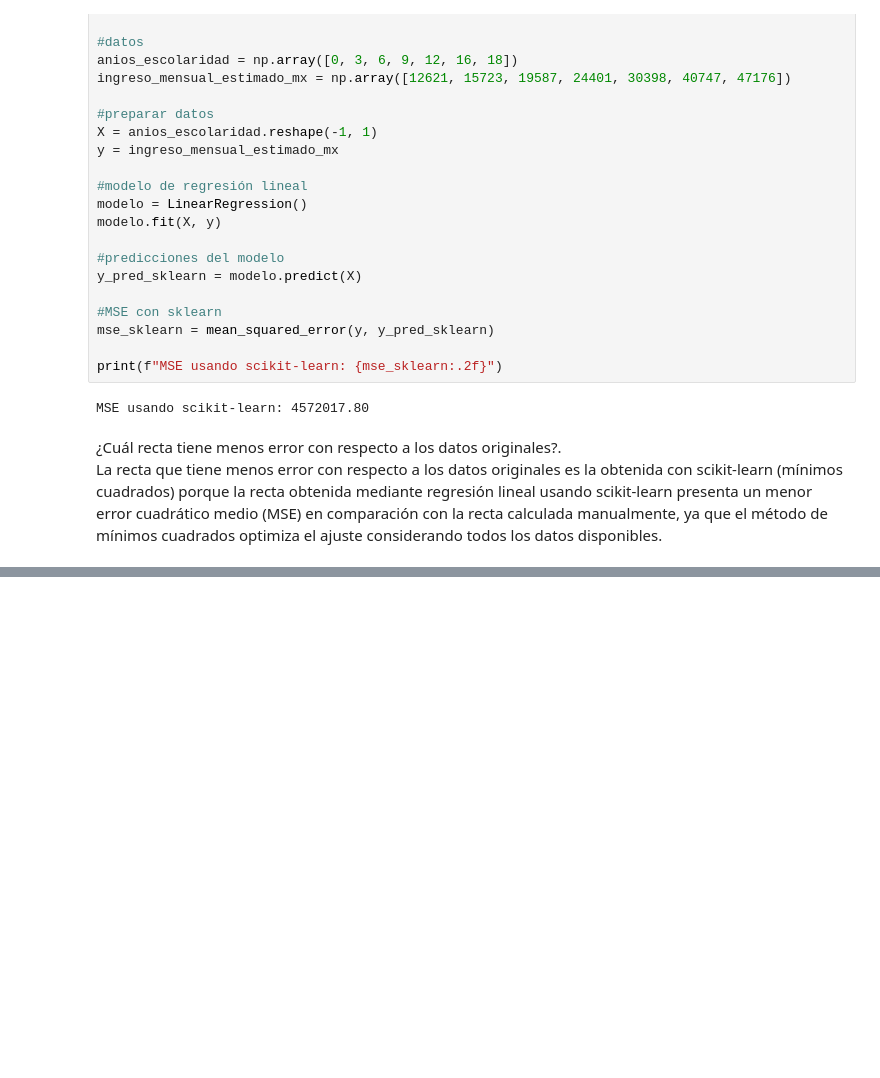
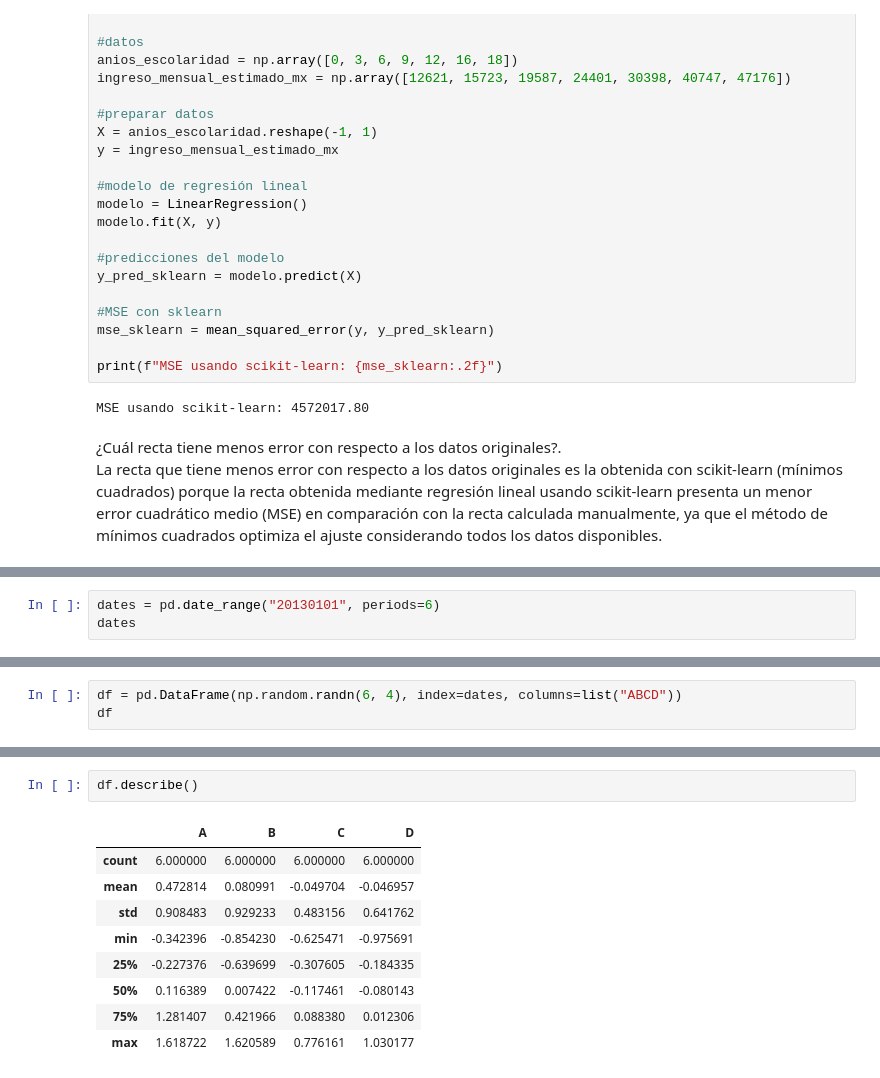
Before and after one commit to aldogg10/E50A-E01, a Jupyter notebook: Untitled0.ipynb, the cells around one changed output, grey strips where cells are left out. Cells and saved outputs as stored; diff of their text form; blank space fills up the shorter version.

```diff
--- a/Untitled0.ipynb
+++ b/Untitled0.ipynb
@@ -851,0 +869,3 @@ La recta que tiene menos error con respecto a los datos originales es la obtenid
+# %%
+dates = pd.date_range("20130101", periods=6)
+dates
@@ -851,0 +876,3 @@ La recta que tiene menos error con respecto a los datos originales es la obtenid
+# %%
+df = pd.DataFrame(np.random.randn(6, 4), index=dates, columns=list("ABCD"))
+df
@@ -851,0 +951,12 @@ La recta que tiene menos error con respecto a los datos originales es la obtenid
+# %%
+df.describe()
+# %% [output]
+|  | A | B | C | D |
+| count | 6.000000 | 6.000000 | 6.000000 | 6.000000 |
+| mean | 0.472814 | 0.080991 | -0.049704 | -0.046957 |
+| std | 0.908483 | 0.929233 | 0.483156 | 0.641762 |
+| min | -0.342396 | -0.854230 | -0.625471 | -0.975691 |
+| 25% | -0.227376 | -0.639699 | -0.307605 | -0.184335 |
+| 50% | 0.116389 | 0.007422 | -0.117461 | -0.080143 |
+| 75% | 1.281407 | 0.421966 | 0.088380 | 0.012306 |
+| max | 1.618722 | 1.620589 | 0.776161 | 1.030177 |
```
Also changed, not shown: parts of 22 cells of this notebook.
